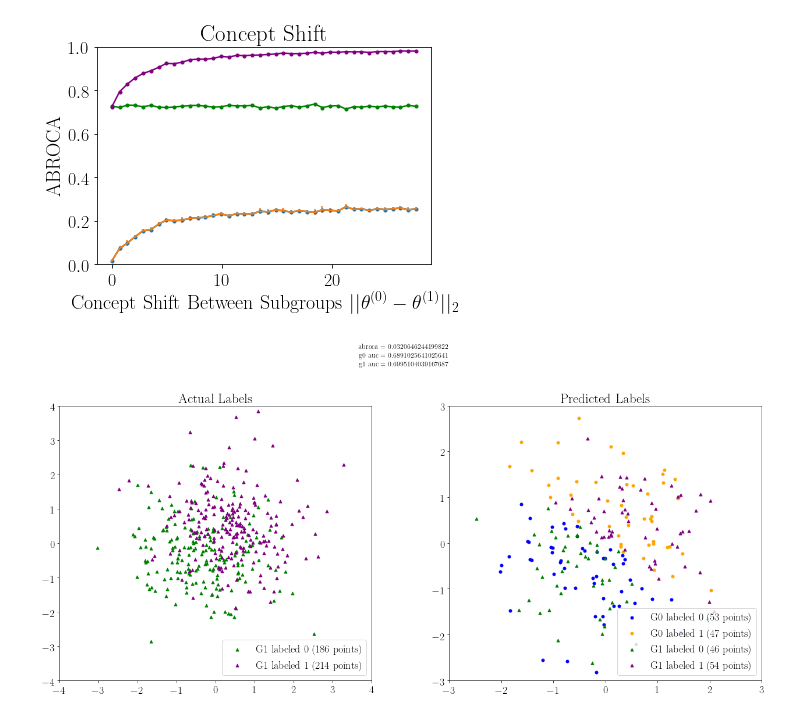
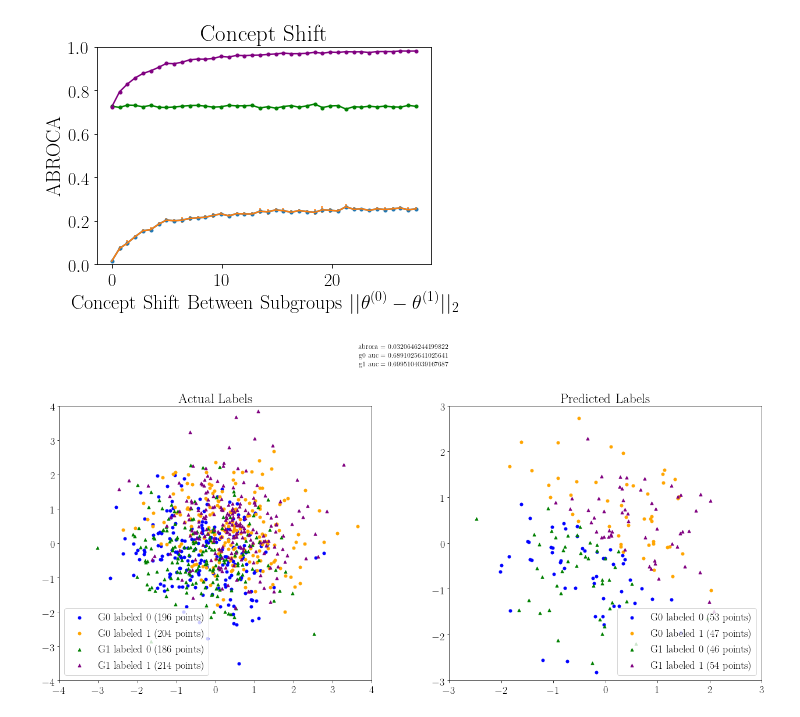
Before and after one commit to 13nat1313/ABROCAproject, a Jupyter notebook: ABROCAproject-Copy1.ipynb, the cells around one changed output. Cells and saved outputs as stored; diff of their text form; code cells hidden in the pictures.

```diff
--- a/ABROCAproject-Copy1.ipynb
+++ b/ABROCAproject-Copy1.ipynb
@@ -349,33 +349,33 @@ def visualize_data(point_size=.5, group_switch=2, s=0, figsize=(20, 10), **kwarg
     axs[1].scatter(plot_x1_1_test, plot_y1_1_test, color='purple', s=point_size,
                       label=f'G1 labeled 1 ({len(plot_x1_1_test)} points)', marker='^')
     axs[1].legend()
     axs[1].set_title('Predicted Labels')
 
     xlim = [int(min(plot_x0_0 + plot_x0_1 + plot_x1_0 + plot_x1_1)) - 1,
             int(max(plot_x0_0 + plot_x0_1 + plot_x1_0 + plot_x1_1)) + 1]
     ylim = [int(min(plot_y0_0 + plot_y0_1 + plot_y1_0 + plot_y1_1)) - 1,
             int(max(plot_y0_0 + plot_y0_1 + plot_y1_0 + plot_y1_1)) + 1]
 
     xlim_test = [int(min(plot_x0_0_test + plot_x0_1_test + plot_x1_0_test + plot_x1_1_test)) - 1,
             int(max(plot_x0_0_test + plot_x0_1_test + plot_x1_0_test + plot_x1_1_test)) + 1]
     ylim_test = [int(min(plot_y0_0_test + plot_y0_1_test + plot_y1_0_test + plot_y1_1_test)) - 1,
             int(max(plot_y0_0_test + plot_y0_1_test + plot_y1_0_test + plot_y1_1_test)) + 1]
 
     axs[0].set_xlim(xlim)
     axs[1].set_xlim(xlim_test)
     axs[0].set_ylim(ylim)
     axs[1].set_ylim(ylim_test)
 
     fig.suptitle(f'abroca = {abroca}\ng0 auc = {g0auc}\ng1 auc = {g1auc}')
     fig.tight_layout(pad=10.0)
 
     return fig
 
 
 
-e=2.25
-g = 1
+e=.25
+g = 2
 fig = visualize_data(point_size=25, group_switch=g, s=13, n=1000, theta_1=[(2**0.5)*np.cos(e*np.pi), (2**0.5)*np.sin(e*np.pi)])
 fig.show()
 # %% [output]
-[figure, old version]
+[figure, new version]
```
